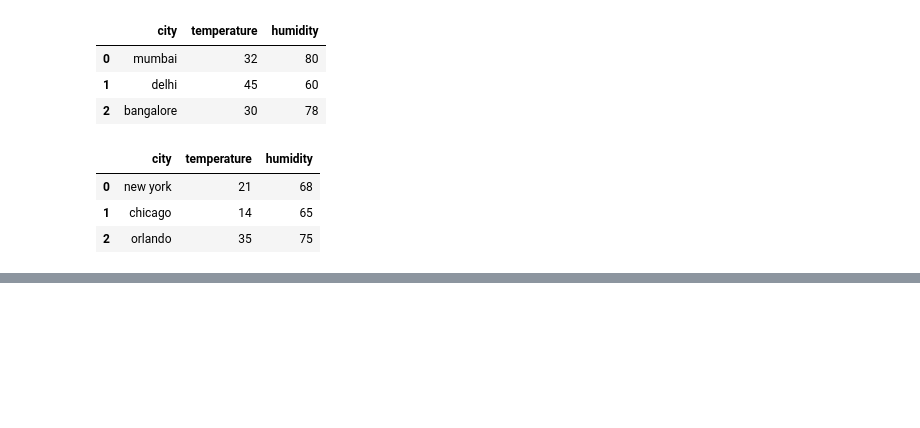
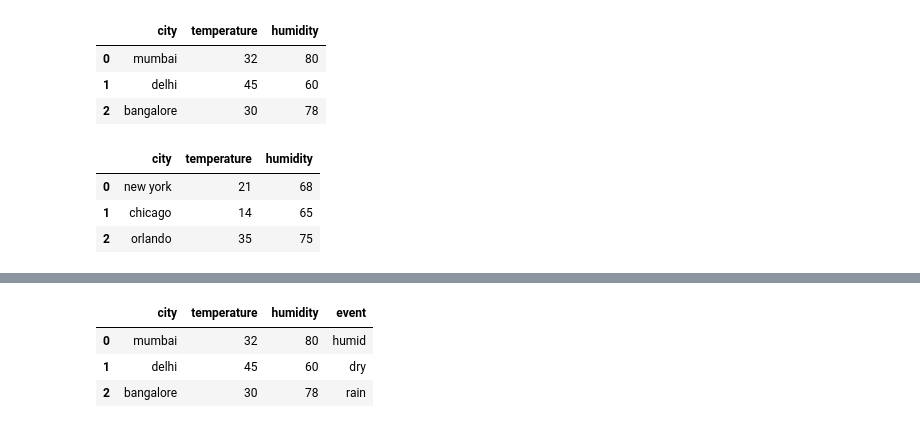
Before and after one commit to KawshalRam/Pandas, a Jupyter notebook: 4)_pandas_concat.ipynb, the cells around one changed output, grey strips where cells are left out. Drawn from its saved outputs; the diff is of its cells as text; code cells hidden in the pictures; blank space fills up the shorter version.

```diff
--- a/4)_pandas_concat.ipynb
+++ b/4)_pandas_concat.ipynb
@@ -29,0 +87,3 @@ us_weather
+# %%
+s=pd.Series(["rain","dry","humid"],name="event",index=[2,1,0])
+s
@@ -29,0 +96,7 @@ us_weather
+# %%
+pd.concat([india_weather,s],axis=1)
+# %% [output]
+|  | city | temperature | humidity | event |
+| 0 | mumbai | 32 | 80 | humid |
+| 1 | delhi | 45 | 60 | dry |
+| 2 | bangalore | 30 | 78 | rain |
```
Also changed, not shown: parts of 11 cells of this notebook.
